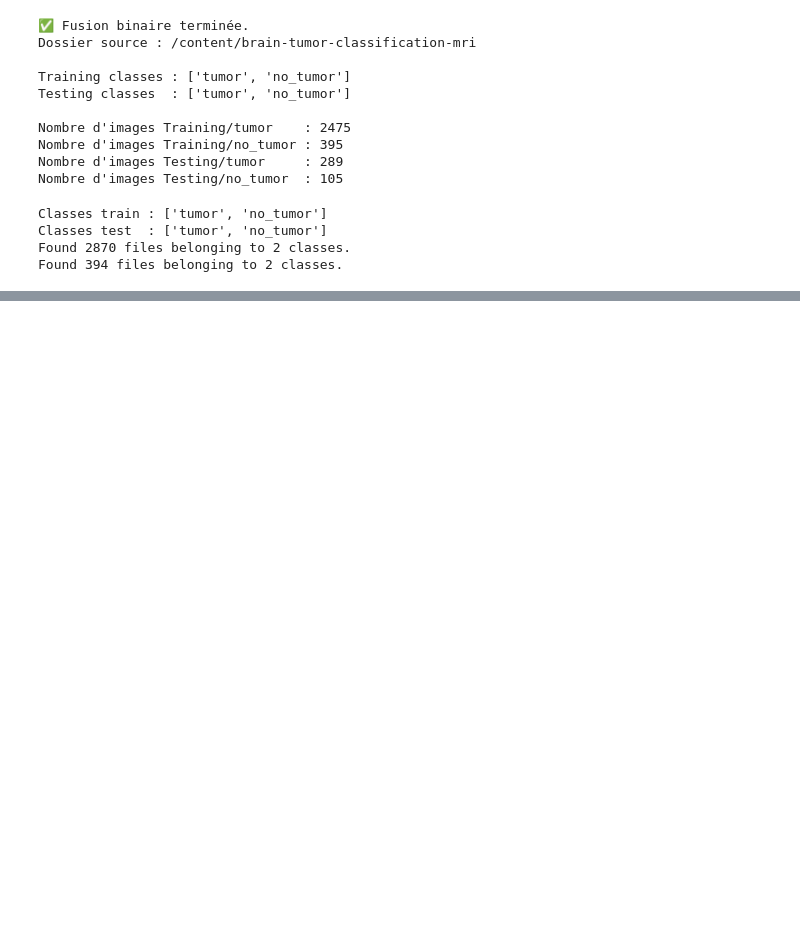
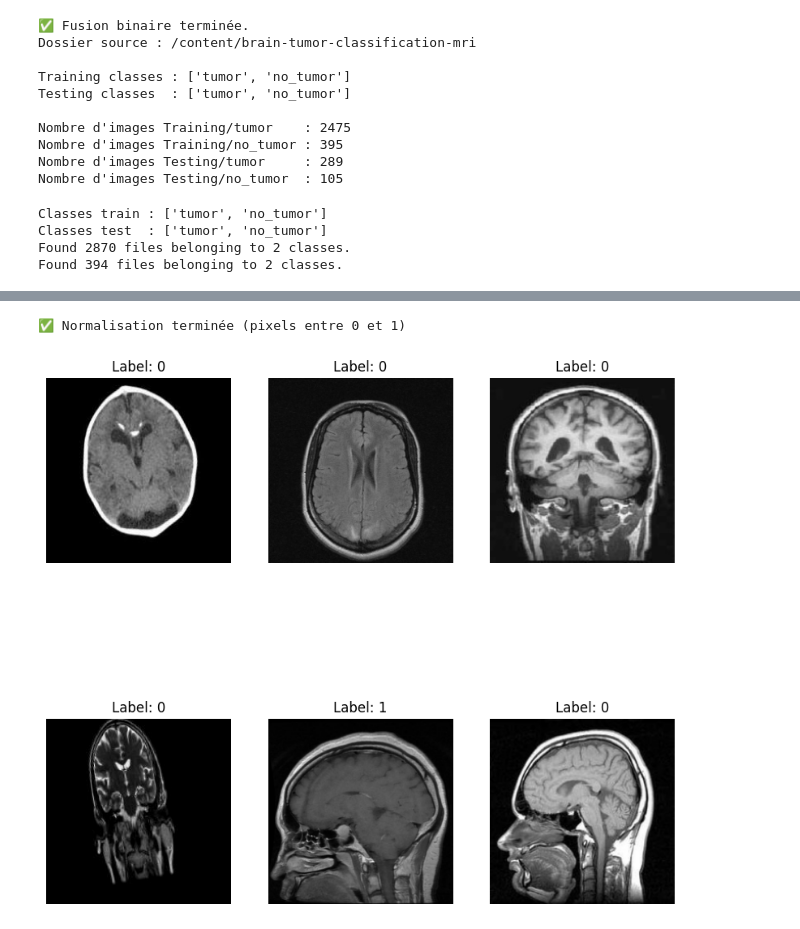
Before and after one commit to carolembomegni/Projet_SD_Detection_Tumeurs, a Jupyter notebook: Chargement_dataset.ipynb, the cells around one changed output, grey strips where cells are left out. Drawn from its saved outputs; the diff is of its cells as text; code cells hidden in the pictures; blank space fills up the shorter version.

```diff
--- a/Chargement_dataset.ipynb
+++ b/Chargement_dataset.ipynb
@@ -152,0 +375,10 @@ Found 394 files belonging to 2 classes.
+# %%
+# Charger le ytrain equilibre plus test
+import tensorflow as tf
+import os
+
+balanced_train_dir = "/content/Binary/Training_balanced"
+test_dir = "/content/Binary/Testing"
+
+print("Classes train équilibré :", os.listdir(balanced_train_dir))
+print("Classes test            :", os.listdir(test_dir))
@@ -152,0 +432,52 @@ Found 394 files belonging to 2 classes.
+# %%
+# Normalisation
+import tensorflow as tf
+
+AUTOTUNE = tf.data.AUTOTUNE
+
+# ==============================
+# COUCHE DE NORMALISATION
+# ==============================
+normalization_layer = tf.keras.layers.Rescaling(1./255)
+
+# ==============================
+# APPLICATION SUR LES DATASETS
+# ==============================
+train_ds = train_ds.map(
+    lambda x, y: (normalization_layer(x), y),
+    num_parallel_calls=AUTOTUNE
+)
+
+val_ds = val_ds.map(
+    lambda x, y: (normalization_layer(x), y),
+    num_parallel_calls=AUTOTUNE
+)
+
+test_ds = test_ds.map(
+    lambda x, y: (normalization_layer(x), y),
+    num_parallel_calls=AUTOTUNE
+)
+
+# ==============================
+# OPTIMISATION DU PIPELINE
+# ==============================
+train_ds = train_ds.cache().prefetch(buffer_size=AUTOTUNE)
+val_ds   = val_ds.cache().prefetch(buffer_size=AUTOTUNE)
+test_ds  = test_ds.cache().prefetch(buffer_size=AUTOTUNE)
+
+print("✅ Normalisation terminée (pixels entre 0 et 1)")
+# %% [output]
+✅ Normalisation terminée (pixels entre 0 et 1)
+# %%
+import matplotlib.pyplot as plt
+
+for images, labels in train_ds.take(1):
+    plt.figure(figsize=(10, 10))
+    for i in range(6):
+        ax = plt.subplot(2, 3, i + 1)
+        plt.imshow(images[i].numpy())
+        plt.title(f"Label: {int(labels[i].numpy())}")
+        plt.axis("off")
+    plt.show()
+# %% [output]
+[figure, added]
```
Also changed, not shown: parts of 24 cells of this notebook.
